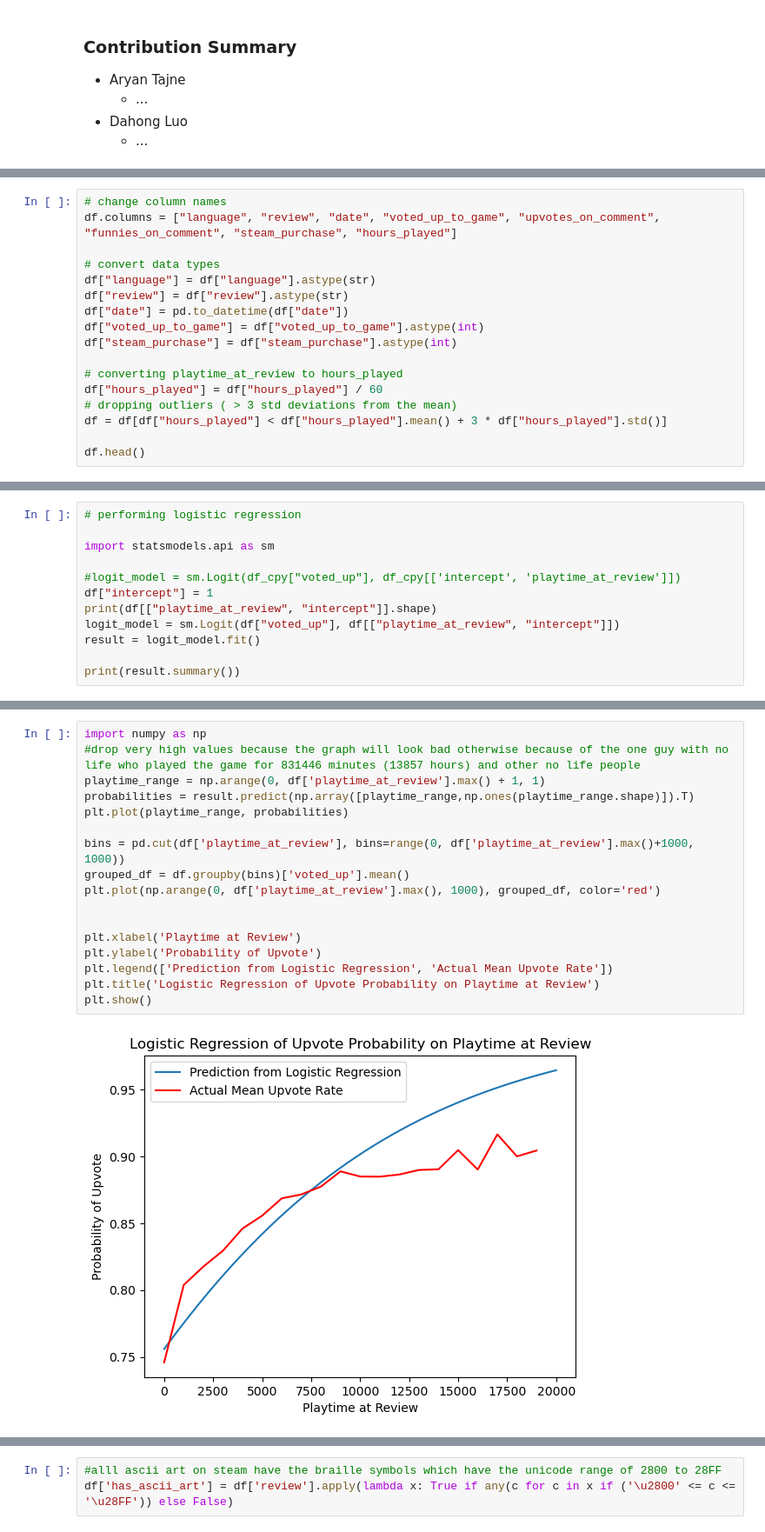
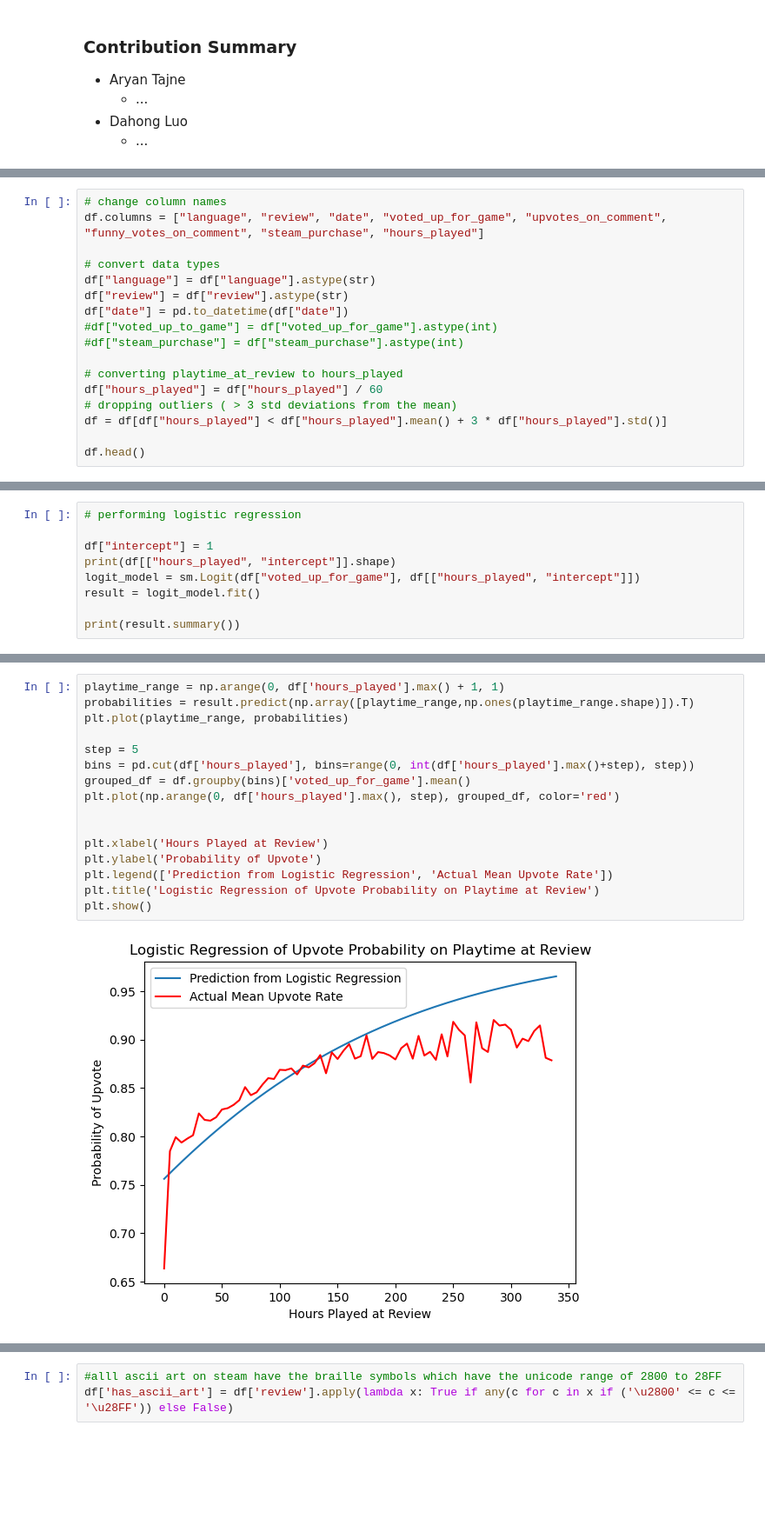
Before and after one commit to Loldude0/CMSC320-cyberpunk, a Jupyter notebook: exploration.ipynb, the cells around one changed output, grey strips where cells are left out. Shown at 87% size. Cells and saved outputs as stored; diff of their text form; blank space fills up the shorter version.

```diff
--- a/exploration.ipynb
+++ b/exploration.ipynb
@@ -64,13 +81,13 @@ df.head()
 # %%
 # change column names
-df.columns = ["language", "review", "date", "voted_up_to_game", "upvotes_on_comment", "funnies_on_comment", "steam_purchase", "hours_played"]
+df.columns = ["language", "review", "date", "voted_up_for_game", "upvotes_on_comment", "funny_votes_on_comment", "steam_purchase", "hours_played"]
 
 # convert data types
 df["language"] = df["language"].astype(str)
 df["review"] = df["review"].astype(str)
 df["date"] = pd.to_datetime(df["date"])
-df["voted_up_to_game"] = df["voted_up_to_game"].astype(int)
-df["steam_purchase"] = df["steam_purchase"].astype(int)
+#df["voted_up_to_game"] = df["voted_up_for_game"].astype(int)
+#df["steam_purchase"] = df["steam_purchase"].astype(int)
 
 # converting playtime_at_review to hours_played
 df["hours_played"] = df["hours_played"] / 60
@@ -144,12 +158,9 @@ plt.show()
 # %%
 # performing logistic regression
 
-import statsmodels.api as sm
-
-#logit_model = sm.Logit(df_cpy["voted_up"], df_cpy[['intercept', 'playtime_at_review']])
 df["intercept"] = 1
-print(df[["playtime_at_review", "intercept"]].shape)
-logit_model = sm.Logit(df["voted_up"], df[["playtime_at_review", "intercept"]])
+print(df[["hours_played", "intercept"]].shape)
+logit_model = sm.Logit(df["voted_up_for_game"], df[["hours_played", "intercept"]])
 result = logit_model.fit()
 
 print(result.summary())
@@ -178,20 +190,19 @@ since the coefficient of playtime_at_review of 0.00 is less than 0.05, we can re
 # %%
-import numpy as np
-#drop very high values because the graph will look bad otherwise because of the one guy with no life who played the game for 831446 minutes (13857 hours) and other no life people
-playtime_range = np.arange(0, df['playtime_at_review'].max() + 1, 1)
+playtime_range = np.arange(0, df['hours_played'].max() + 1, 1)
 probabilities = result.predict(np.array([playtime_range,np.ones(playtime_range.shape)]).T)
 plt.plot(playtime_range, probabilities)
 
-bins = pd.cut(df['playtime_at_review'], bins=range(0, df['playtime_at_review'].max()+1000, 1000))
-grouped_df = df.groupby(bins)['voted_up'].mean()
-plt.plot(np.arange(0, df['playtime_at_review'].max(), 1000), grouped_df, color='red')
+step = 5
+bins = pd.cut(df['hours_played'], bins=range(0, int(df['hours_played'].max()+step), step))
+grouped_df = df.groupby(bins)['voted_up_for_game'].mean()
+plt.plot(np.arange(0, df['hours_played'].max(), step), grouped_df, color='red')
 
 
-plt.xlabel('Playtime at Review')
+plt.xlabel('Hours Played at Review')
 plt.ylabel('Probability of Upvote')
 plt.legend(['Prediction from Logistic Regression', 'Actual Mean Upvote Rate'])
 plt.title('Logistic Regression of Upvote Probability on Playtime at Review')
 plt.show()
 # %% [output]
-[figure, old version]
+[figure, new version]
 # %% [markdown]
```
Also changed, not shown: parts of 31 cells of this notebook.
